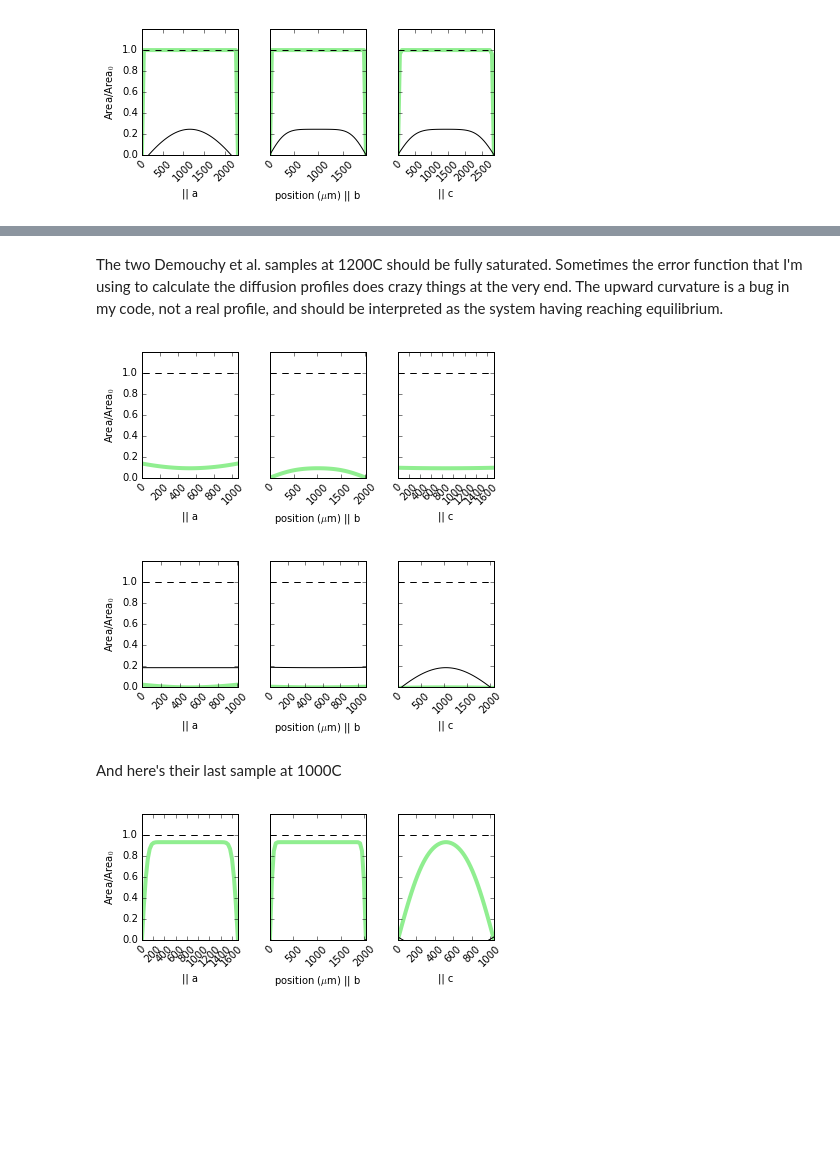
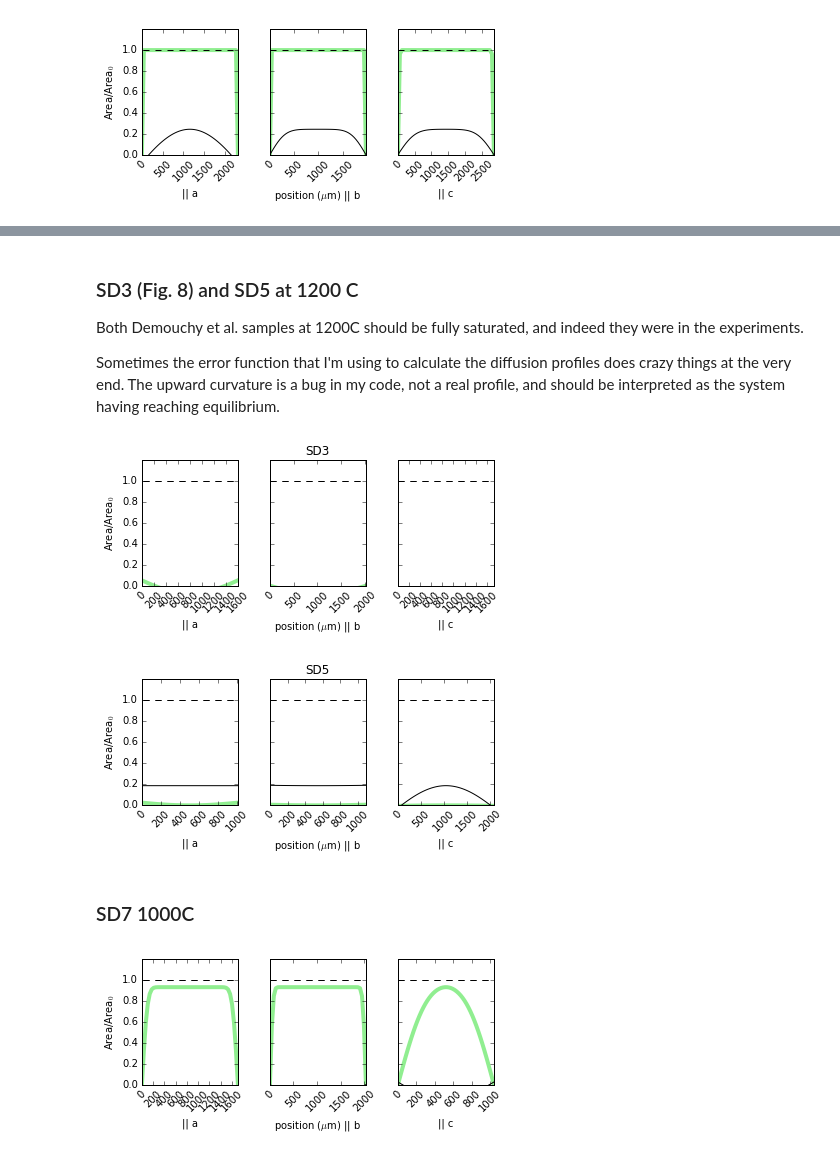
Before and after one commit to EFerriss/Pynams, a Jupyter notebook: examples_and_discussions/quick bulk H diffusion in olivine block.ipynb, the cells around one changed output, grey strips where cells are left out. Cells and saved outputs as stored; diff of their text form; code cells hidden in the pictures; blank space fills up the shorter version.

Commit message:
updated Demouchy 2016 example

```diff
--- a/examples_and_discussions/quick bulk H diffusion in olivine block.ipynb
+++ b/examples_and_discussions/quick bulk H diffusion in olivine block.ipynb
@@ -0,0 +27,7 @@
+# %%
+SD1 = pynams.Sample(twoA_list=[1060.], twoB_list=[2060.], twoC_list=[1740.])
+SD2 = pynams.Sample(twoA_list=[1600.], twoB_list=[2080.], twoC_list=[1770.])
+SD3 = pynams.Sample(twoA_list=[1600.], twoB_list=[2020.], twoC_list=[1730.])
+SD5 = pynams.Sample(twoA_list=[1010.], twoB_list=[1090.], twoC_list=[2090.])
+SD6 = pynams.Sample(twoA_list=[1040.], twoB_list=[1180.], twoC_list=[2040.])
+SD7 = pynams.Sample(twoA_list=[1710.], twoB_list=[2040.], twoC_list=[1040.])
@@ -12,7 +52,0 @@ Here are the samples and dimensions (in microns) of the 6 olivine blocks in Tabl
-# %%
-SD1 = pynams.Sample(twoA_list=[1060.], twoB_list=[2060.], twoC_list=[1740.])
-SD2 = pynams.Sample(twoA_list=[1060.], twoB_list=[2080.], twoC_list=[1770.])
-SD3 = pynams.Sample(twoA_list=[1060.], twoB_list=[2020.], twoC_list=[1730.])
-SD5 = pynams.Sample(twoA_list=[1010.], twoB_list=[1090.], twoC_list=[2090.])
-SD6 = pynams.Sample(twoA_list=[1040.], twoB_list=[1180.], twoC_list=[2040.])
-SD7 = pynams.Sample(twoA_list=[1710.], twoB_list=[2040.], twoC_list=[1040.])
@@ -73,13 +148,18 @@ figure, axes = dlib.fast_vs_slow(celsius=800., sample=SC1_2, minutes=60.*17.5, p
 # %% [markdown]
-The two Demouchy et al. samples at 1200C should be fully saturated. Sometimes the error function that I'm using to calculate the diffusion profiles does crazy things at the very end. The upward curvature is a bug in my code, not a real profile, and should be interpreted as the system having reaching equilibrium.
+### SD3 (Fig. 8) and SD5 at 1200 C
+Both Demouchy et al. samples at 1200C should be fully saturated, and indeed they were in the experiments.
+
+Sometimes the error function that I'm using to calculate the diffusion profiles does crazy things at the very end. The upward curvature is a bug in my code, not a real profile, and should be interpreted as the system having reaching equilibrium.
 # %%
-figure, axes = dlib.fast_vs_slow(celsius=1200., sample=SD3, minutes=60.*10., printout=False)
-figure, axes = dlib.fast_vs_slow(celsius=1200., sample=SD5, minutes=60.*5., printout=False)
+figure, axesSD3 = dlib.fast_vs_slow(celsius=1200., sample=SD3, minutes=60.*10., printout=False)
+figure, axesSD5 = dlib.fast_vs_slow(celsius=1200., sample=SD5, minutes=60.*5., printout=False)
+title = axesSD3[1].set_title('SD3')
+title = axesSD5[1].set_title('SD5')
 # %% [output]
-[figure, old version]
+[figure, new version]
-[figure, old version]
+[figure, new version]
-# %% [markdown]
-And here's their last sample at 1000C
+# %% [markdown]
+### SD7 1000C
 # %%
 figure, axes = dlib.fast_vs_slow(celsius=1000., sample=SD7, minutes=60.*5., printout=False)
 # %% [output]
```
Also changed, not shown: parts of 41 cells of this notebook.
